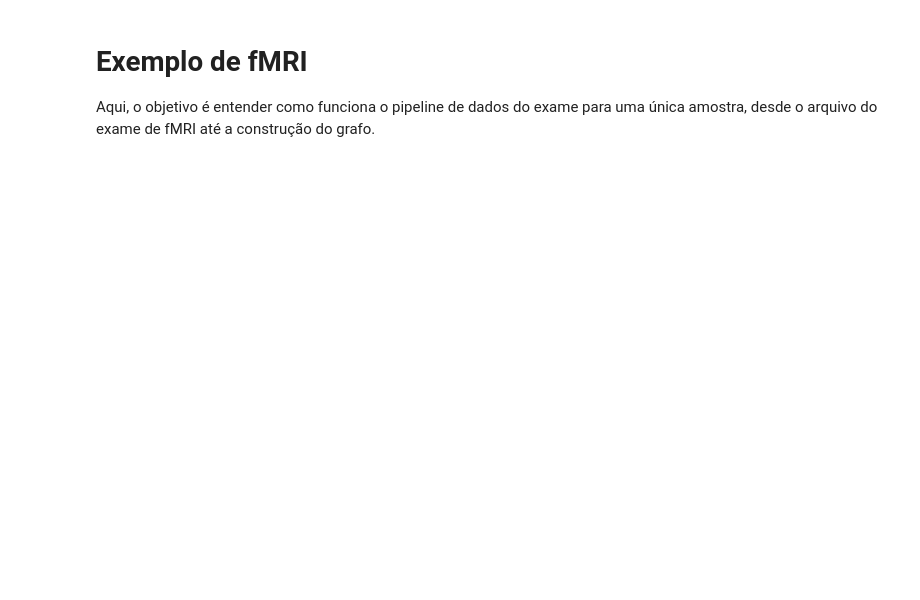
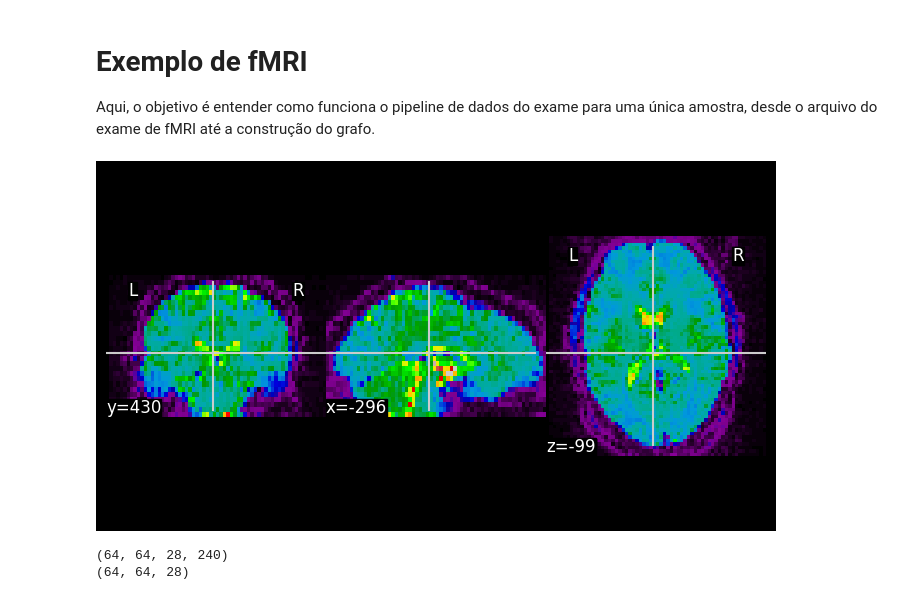
Before and after one commit to matheo-angelo/IC, a Jupyter notebook: ABIDE_Exemplo_fMRI.ipynb, the cells around one changed output. Cells and saved outputs as stored; diff of their text form; code cells hidden in the pictures; blank space fills up the shorter version.

```diff
--- a/ABIDE_Exemplo_fMRI.ipynb
+++ b/ABIDE_Exemplo_fMRI.ipynb
@@ -16,7 +16,7 @@ def get_data_path():
     if is_colab():
         return '/content/drive/MyDrive/IC/ABIDE I/fmri_CMU_A_ABIDE_0050642.nii.gz'
     else:
-        return '/data/fmri_CMU_A_ABIDE_0050642.nii.gz'
+        return 'project_data/fmri_CMU_A_ABIDE_0050642.nii.gz'
 # %%
 def install_requirements_if_colab():
   if is_colab():
@@ -27,0 +25,26 @@ install_requirements_if_colab()
+# %%
+install_requirements_if_colab()
+
+from nilearn import image, plotting
+import nibabel as nib
+
+img = nib.load(get_data_path())
+exame = img.get_fdata()
+
+# Seleciona o primeiro tempo
+first_timepoint = exame[:, :, :, 0]  # O primeiro tempo
+
+# Cria uma nova imagem NIfTI a partir do primeiro tempo
+first_timepoint_img = nib.Nifti1Image(first_timepoint, img.affine)
+
+# Plota a imagem
+plotting.plot_epi(first_timepoint_img)
+plotting.show()
+# %% [output]
+[figure, added]
+# %%
+print(exame.shape)
+print(first_timepoint_img.shape)
+# %% [output]
+(64, 64, 28, 240)
+(64, 64, 28)
```
Also changed, not shown: parts of 1 cell of this notebook, 31 other files.
